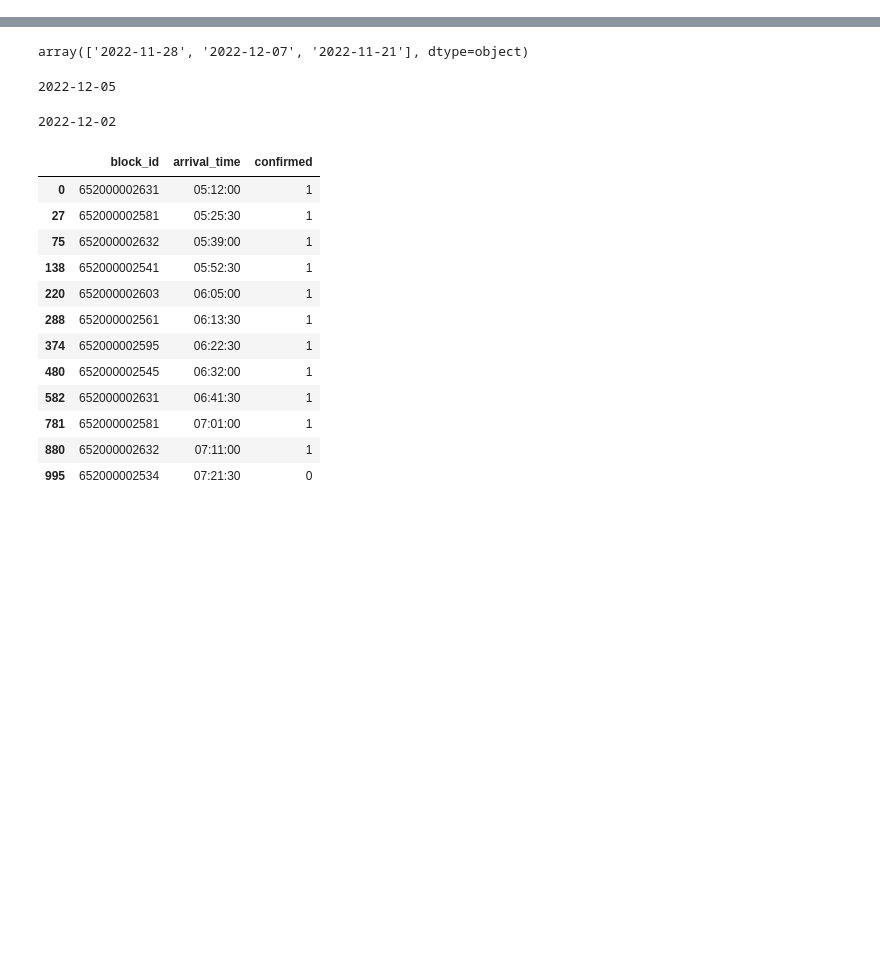
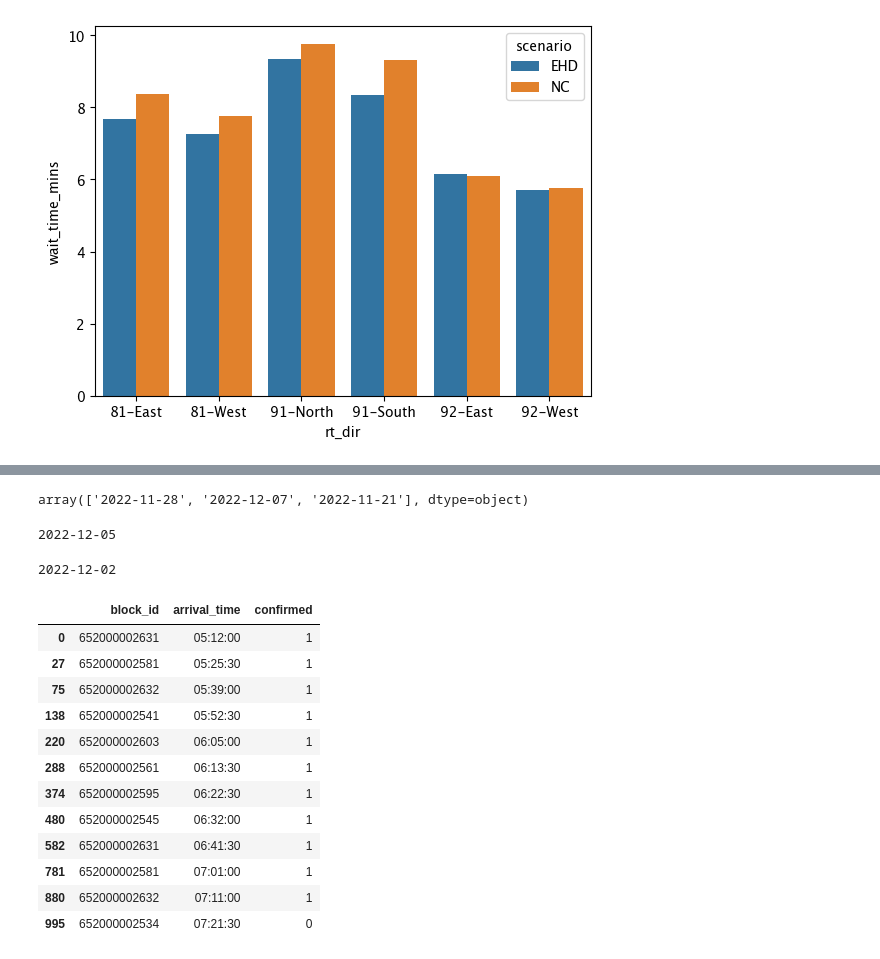
Before and after one commit to joerovar/transit-centric-smart-mobility-system, a Jupyter notebook: src/04_SIMULATION/playground.ipynb, the cells around one changed output, grey strips where cells are left out. Drawn from its saved outputs; the diff is of its cells as text; code cells hidden in the pictures; blank space fills up the shorter version.

```diff
--- a/src/04_SIMULATION/playground.ipynb
+++ b/src/04_SIMULATION/playground.ipynb
@@ -28,0 +70,15 @@ results['wait_time'] = results['wait_time'].round("S")
+# %%
+results = am_pax.groupby(
+    ['scenario','route_id', 'direction'])['wait_time'].mean().reset_index()
+results_95 = am_pax.groupby(
+    ['scenario','route_id', 'direction'])['wait_time'].quantile(0.9).reset_index()
+def barplots(r):
+    r['wait_time'] = r['wait_time'].round("S")
+    r['wait_time_mins']= r['wait_time'].dt.total_seconds()/60
+    r['rt_dir'] = r['route_id'].astype(str) + '-' +r['direction']
+    sns.barplot(r, y='wait_time_mins', x='rt_dir', hue='scenario')
+    # plt.ylim(0,20)
+# %%
+barplots(results)
+# %% [output]
+[figure, added]
```
Also changed, not shown: parts of 10 cells of this notebook.
